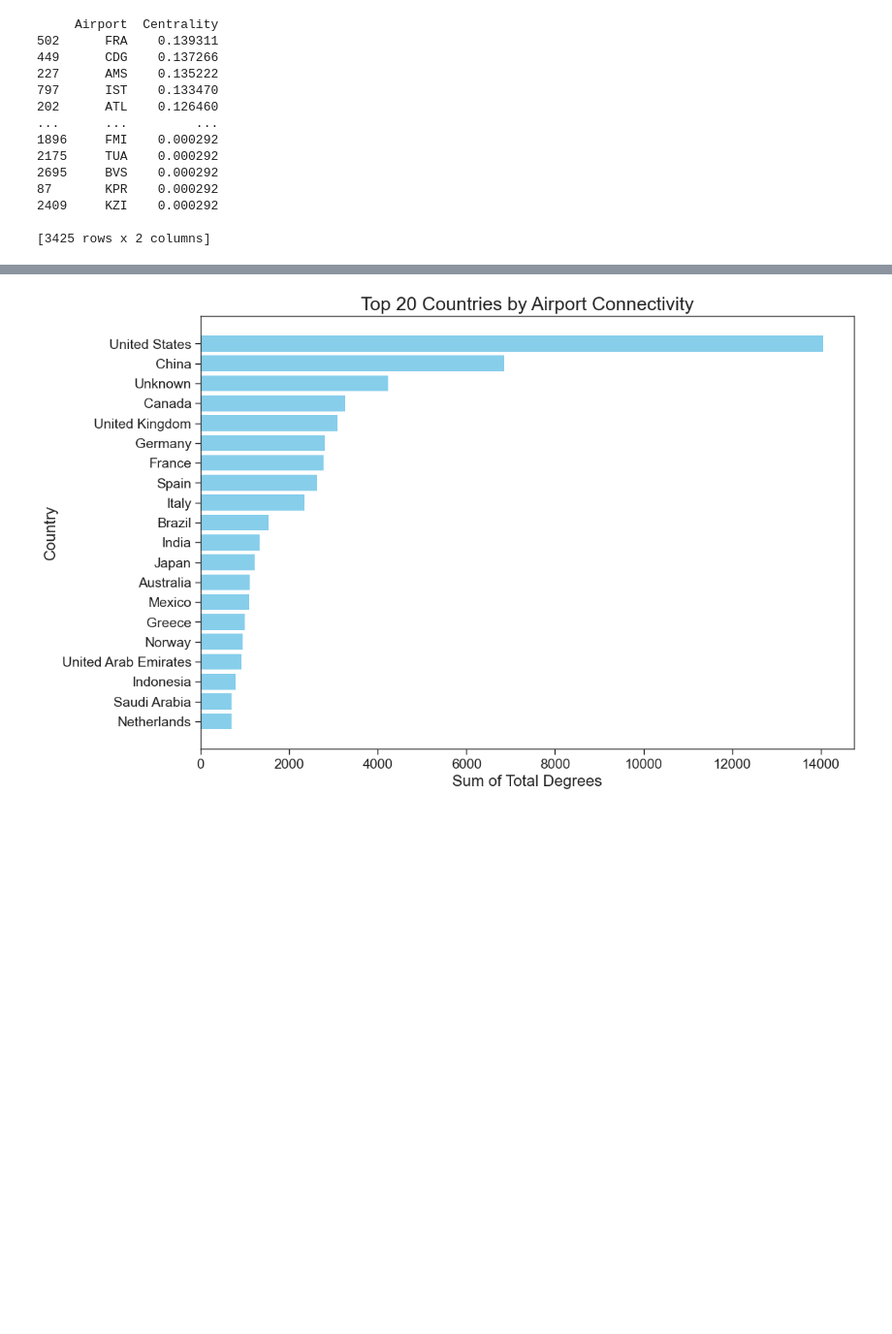
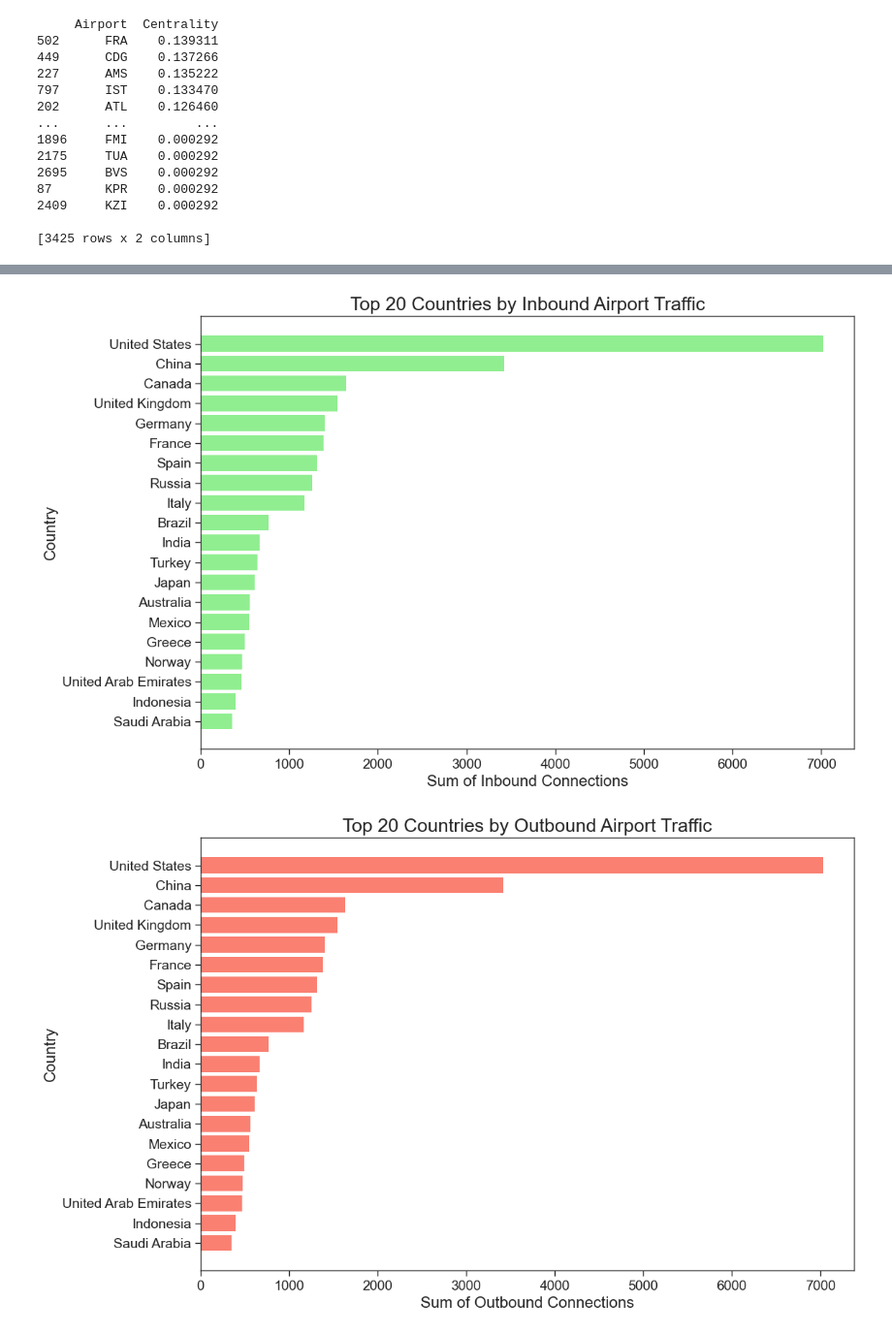
Before and after one commit to HAPPYSACKS/CPSC572Project, a Jupyter notebook: airroutenetwork.ipynb, the cells around one changed output, grey strips where cells are left out. Shown: that part at 97% size. Drawn from its saved outputs; the diff is of its cells as text; code cells hidden in the pictures; blank space fills up the shorter version.

Commit message:
Fixed bug about "unknown" as country + made more graphs

```diff
--- a/airroutenetwork.ipynb
+++ b/airroutenetwork.ipynb
@@ -308,6 +304,7 @@ Could not determine continent for Democratic Republic of the Congo
 # Calculate in-degree and out-degree for each node (airport) in the graph
 in_degree_dict = dict(G.in_degree())  # Returns a dictionary with nodes and their in-degree
 out_degree_dict = dict(G.out_degree())  # Returns a dictionary with nodes and their out-degree
+
 
 # Calculate total degree by adding in-degree and out-degree
 total_degree_dict = {node: in_degree + out_degree_dict[node] for node, in_degree in in_degree_dict.items()}
@@ -358,7 +355,25 @@ final_df['Out_Degree'] = final_df['Airport'].map(out_degree_dict)
 final_df['Total_Degree'] = final_df['Airport'].map(total_degree_dict)
 
 
+
+# Group by 'Country' and sum 'In_Degree' for each country
+country_in_degree_sum = final_df.groupby('Country')['In_Degree'].sum().reset_index()
+# Sort countries by their total inbound connections in descending order
+country_in_degree_sorted = country_in_degree_sum.sort_values(by='In_Degree', ascending=False).reset_index(drop=True)
+
+# Group by 'Country' and sum 'Out_Degree' for each country
+country_out_degree_sum = final_df.groupby('Country')['Out_Degree'].sum().reset_index()
+# Sort countries by their total outbound connections in descending order
+country_out_degree_sorted = country_out_degree_sum.sort_values(by='Out_Degree', ascending=False).reset_index(drop=True)
+
+
+
 # Sum of 'Total_Degree' for each country
 country_total_degree_sum = final_df.groupby('Country')['Total_Degree'].sum().reset_index()
 # Sort countries by their total summed degree in descending order
 country_total_degree_sorted = country_total_degree_sum.sort_values(by='Total_Degree', ascending=False).reset_index(drop=True)
+
+
+# print(country_in_degree_sorted)
+# print(country_out_degree_sorted)
+print(country_total_degree_sorted)
@@ -365,12 +394,0 @@ country_total_degree_sorted = country_total_degree_sum.sort_values(by='Total_Deg
-# %%
-# Select the top N countries for visualization
-top_countries = country_total_degree_sorted.head(20)
-plt.figure(figsize=(12, 8))
-plt.barh(top_countries['Country'], top_countries['Total_Degree'], color='skyblue')
-plt.xlabel('Sum of Total Degrees')
-plt.ylabel('Country')
-plt.title('Top 20 Countries by Airport Connectivity')
-plt.gca().invert_yaxis()  # Invert the y-axis to have the country with the highest connectivity at the top
-plt.show()
-# %% [output]
-[figure, removed]
@@ -380,0 +395,38 @@ plt.show()
+# %%
+import matplotlib.pyplot as plt
+import geopandas as gpd
+
+# Assuming 'country_in_degree_sorted' and 'country_out_degree_sorted' have been calculated as described previously.
+N = 20
+# For inbound connections
+top_countries_in_degree = country_in_degree_sorted.head(N)
+plt.figure(figsize=(12, 8))
+plt.barh(top_countries_in_degree['Country'], top_countries_in_degree['In_Degree'], color='lightgreen')
+plt.xlabel('Sum of Inbound Connections')
+plt.ylabel('Country')
+plt.title('Top 20 Countries by Inbound Airport Traffic')
+plt.gca().invert_yaxis()  # Invert the y-axis to have the country with the highest inbound connectivity at the top
+plt.show()
+
+# For outbound connections
+top_countries_out_degree = country_out_degree_sorted.head(N)
+plt.figure(figsize=(12, 8))
+plt.barh(top_countries_out_degree['Country'], top_countries_out_degree['Out_Degree'], color='salmon')
+plt.xlabel('Sum of Outbound Connections')
+plt.ylabel('Country')
+plt.title('Top 20 Countries by Outbound Airport Traffic')
+plt.gca().invert_yaxis()  # Invert the y-axis to have the country with the highest outbound connectivity at the top
+plt.show()
+
+# Select the top N countries for visualization
+top_countries_total_degree = country_total_degree_sorted.head(N)
+plt.figure(figsize=(12, 8))
+plt.barh(top_countries_total_degree['Country'], top_countries_total_degree['Total_Degree'], color='skyblue')
+plt.xlabel('Sum of Total Degrees')
+plt.ylabel('Country')
+plt.title('Top 20 Countries by Airport Traffic')
+plt.gca().invert_yaxis()  # Invert the y-axis to have the country with the highest connectivity at the top
+plt.show()
+# %% [output]
+[figure, added]
+[figure, added]
```
Also changed, not shown: parts of 5 cells of this notebook, 1 other file.
